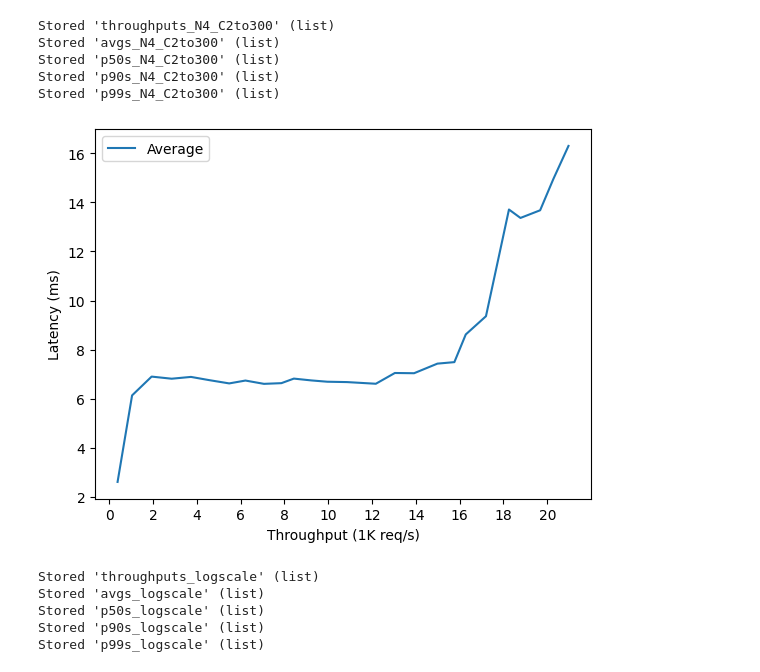
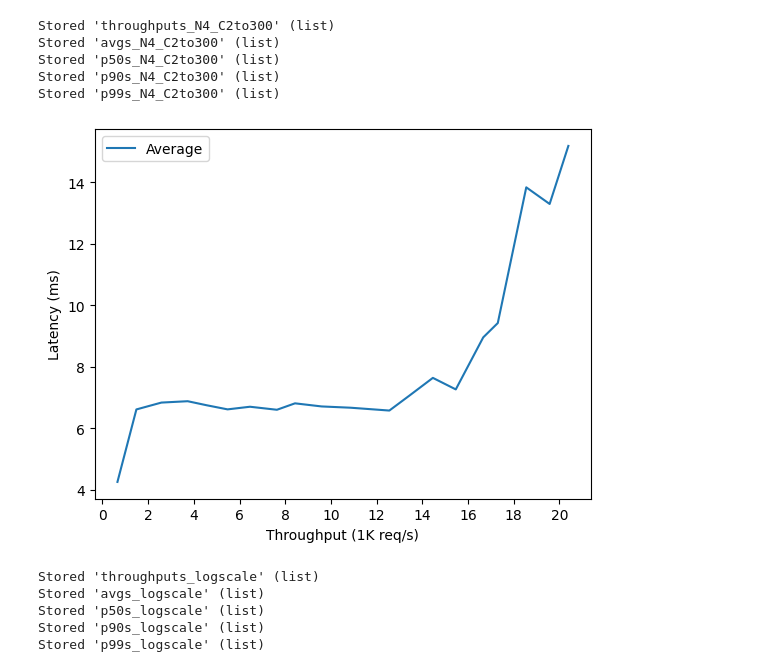
Before and after one commit to princeton-sns/frida, a Jupyter notebook: benchmark_notebook.ipynb, the cells around one changed output. Drawn from its saved outputs; the diff is of its cells as text; code cells hidden in the pictures.

```diff
--- a/benchmark_notebook.ipynb
+++ b/benchmark_notebook.ipynb
@@ -248,21 +257,23 @@ async def run_groupsize_exp_single(num_nodes = 10, duration = 20, keepout = 5, d
     throughput = float(sum(nmsgs) / (duration - 2* keepout))
     return throughput
 # %%
-num_clients = 100
 group_sizes = list(range(1,21))
-num_sender_nodes = 4
+# group_sizes = [5]*10
+num_clients = 10
+num_sender_nodes = 1
 num_receiver_nodes = 5
-num_receivers = max(group_sizes) * num_clients
-warmup_runs = 3
-print("Clearing up server and clients...")
-await cleanup(num_nodes)
-time.sleep(5)
-server_task = await run_server(server_node)
-time.sleep(5)
-print("{} warm-ups running...".format(warmup_runs))
-for i in range(warmup_runs):
-    await run_latency_exp_single(num_nodes, 20, 1, num_clients = 200, server_node=server_node, is_warmup=True)
-print("Starting receivers...")
+
+warmup_runs = 2
+# print("Clearing up server and clients...")
+# await cleanup(num_nodes)
+# time.sleep(5)
+# server_task = await run_server(server_node)
+# time.sleep(5)
+# print("{} warm-ups running...".format(warmup_runs))
+# for i in range(warmup_runs):
+#     await run_latency_exp_single(num_nodes, 20, 1, num_clients = 200, server_node=server_node, is_warmup=True)
+
+# print("Starting receivers...")
 # startID = 0
 # for node in range(num_receiver_nodes):
 #     num_receivers_this_node = (num_receivers // num_receiver_nodes + (1 if node < (num_receivers % num_receiver_nodes) else 0))
@@ -273,6 +284,14 @@ print("Starting receivers...")
 print("Starting groupsize bench...")
 throughputs = []
 for size in group_sizes:
-    throughput = await run_groupsize_exp_single(num_nodes = num_sender_nodes, num_clients = num_clients, receiver_prefix = "C{}_receiver".format(num_clients), receivers_per_sender = size - 1)
-    print("#N={}, #C={}, G = {}, T = {}".format(num_sender_nodes, num_clients, size, throughput))
+    print("Clearing up server and clients...")
+    await cleanup(num_nodes)
+    time.sleep(3)
+    server_task = await run_server(server_node)
+    time.sleep(3)
+#     print("{} warm-ups running...".format(warmup_runs))
+#     for i in range(warmup_runs):
+#         await run_latency_exp_single(num_nodes, 10, 1, num_clients = 100, server_node=server_node, is_warmup=True)
+    throughput = await run_groupsize_exp_single(duration = 14, keepout = 2, num_nodes = num_sender_nodes, num_clients = num_clients, receiver_prefix = "rec", group_size = size)
+    print("#N={}, #C={}, G = {}, T = {:.2f}".format(num_sender_nodes, num_clients, size, throughput))
     throughputs.append(throughput)
@@ -467,7 +539,7 @@ async def run_latency_exp_single(num_nodes = 10, duration = 20, keepout = 5, dat
 
     for node in range(1, num_nodes + 1):
         num_clients_this_node = (num_clients // num_nodes + (1 if node < (num_clients % num_nodes) else 0))
-        ctask = await run_multiple_clients_latency(num_clients_this_node, "node{}".format(node), "exp_latency_C{}_node{}_trial{}_{}".format(num_clients, node, trial, randrange(1000000)), duration, keepout, data_size, "http://node0:8080")
+        ctask = await run_multiple_clients_latency(num_clients_this_node, "node{}".format(node), "C{:03d}_N{:02d}_{:06d}".format(num_clients, node, randrange(1000000)), duration, keepout, data_size, "http://node0:8080")
         ctasks.append(ctask)
 
     time.sleep(duration)
@@ -613,9 +685,9 @@ Stored 'p50s_N4_C2to300' (list)
 Stored 'p90s_N4_C2to300' (list)
 Stored 'p99s_N4_C2to300' (list)
 # %%
-plot_by_buckets(throughputs_N4_C2to300, avgs_N4_C2to300, p50s_N4_C2to300, p90s_N4_C2to300, p99s_N4_C2to300, show="1000", bucket_size = 800)
+plot_by_buckets(throughputs_N4_C2to300, avgs_N4_C2to300, p50s_N4_C2to300, p90s_N4_C2to300, p99s_N4_C2to300, show="1000", bucket_size = 1000)
 # %% [output]
-[figure, old version]
+[figure, new version]
 # %%
 throughputs_logscale = throughputs
 avgs_logscale = avgs
```
Also changed, not shown: parts of 9 cells of this notebook, 1 other file.
